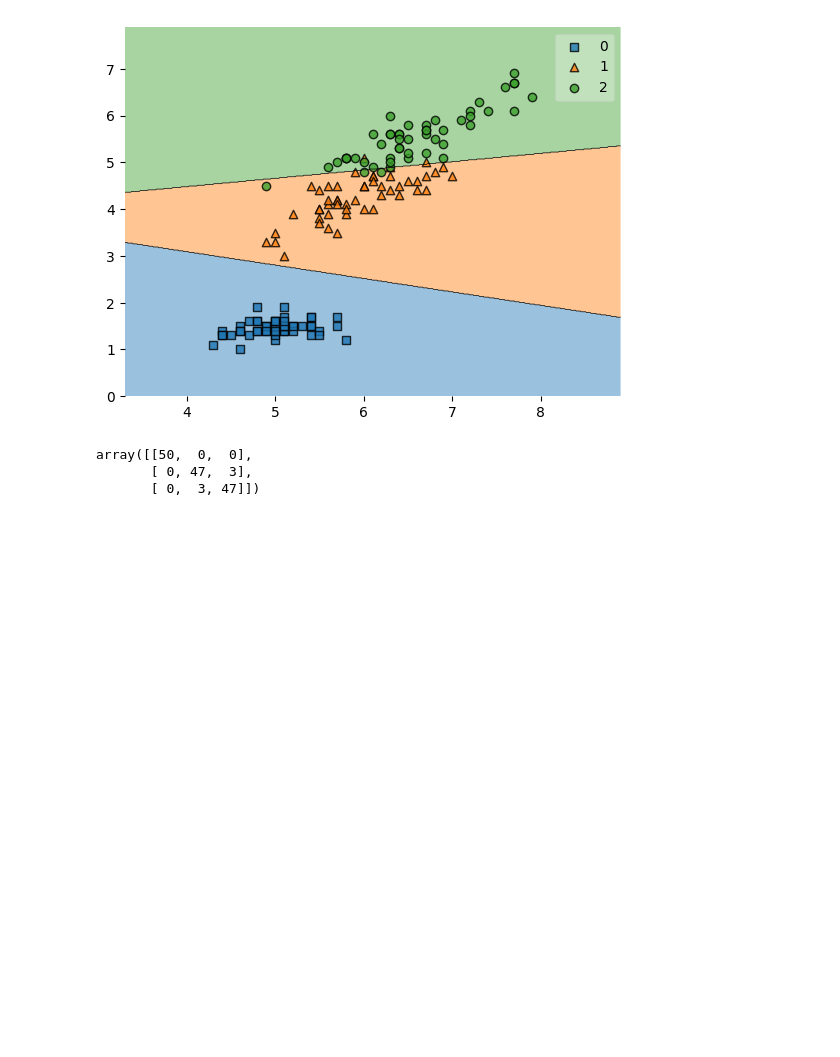
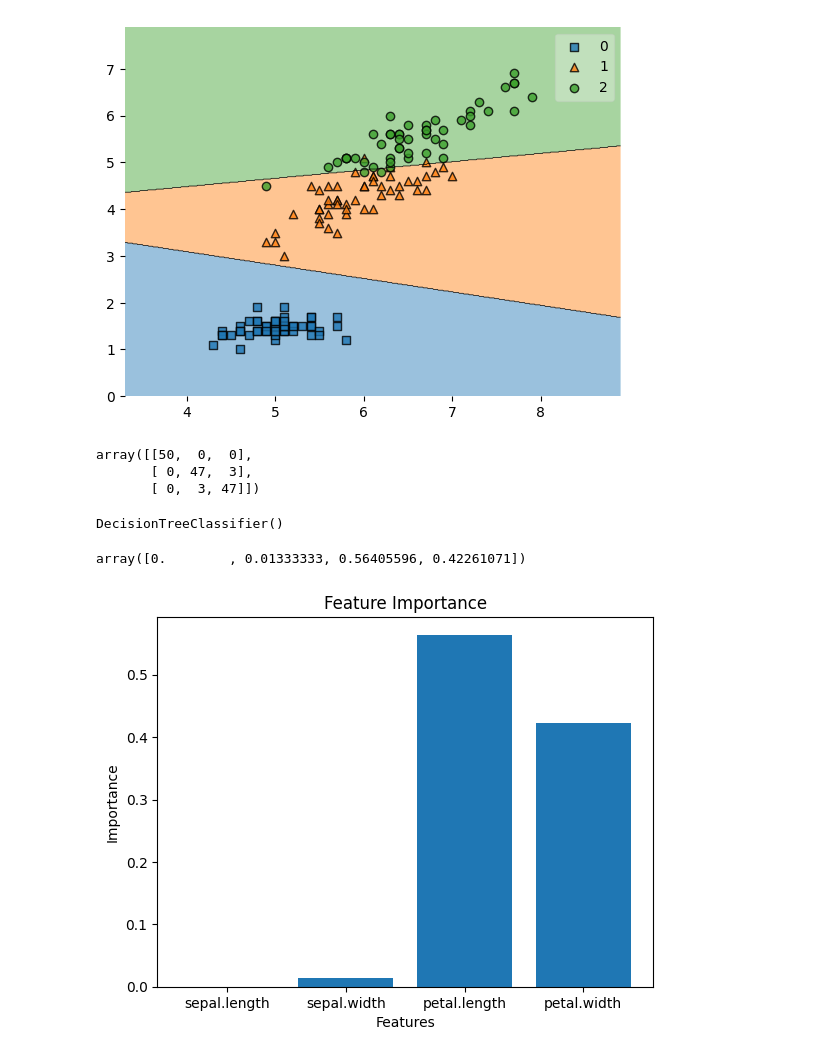
Before and after one commit to agarwalpratik/aiml, a Jupyter notebook: DecisionRegionExplanationDemo.ipynb, the cells around one changed output. Cells and saved outputs as stored; diff of their text form; code cells hidden in the pictures; blank space fills up the shorter version.

```diff
--- a/DecisionRegionExplanationDemo.ipynb
+++ b/DecisionRegionExplanationDemo.ipynb
@@ -58,3 +58,35 @@ confusion_matrix(finalLabels, model.predict(finalFeatures))
 array([[50,  0,  0],
        [ 0, 47,  3],
        [ 0,  3, 47]])
+# %%
+# Finding best features
+# Use feature importance from DecisionTree classifier
+from sklearn.tree import DecisionTreeClassifier
+
+finalFeatures = data.iloc[:,[0,1,2,3]].values
+finalLabels = data.variety.values.ravel()
+
+model = DecisionTreeClassifier()
+model.fit(finalFeatures,finalLabels)
+# %% [output]
+DecisionTreeClassifier()
+# %%
+model.feature_importances_
+# %% [output]
+array([0.        , 0.01333333, 0.56405596, 0.42261071])
+# %%
+import matplotlib.pyplot as plt
+
+featureImpDF = pd.DataFrame({
+    'feature':['sepal.length','sepal.width','petal.length','petal.width'],
+    'importance': model.feature_importances_
+})
+
+plt.bar(featureImpDF['feature'],featureImpDF['importance'])
+
+plt.xlabel('Features')
+plt.ylabel('Importance')
+plt.title('Feature Importance')
+plt.show()
+# %% [output]
+[figure, added]
```
